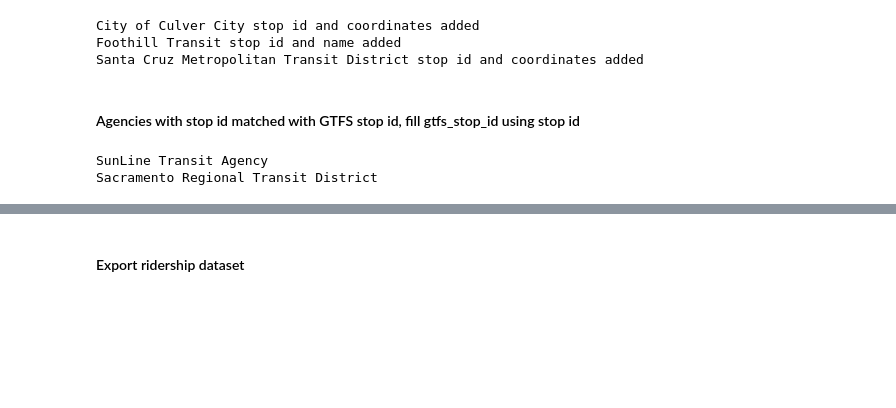
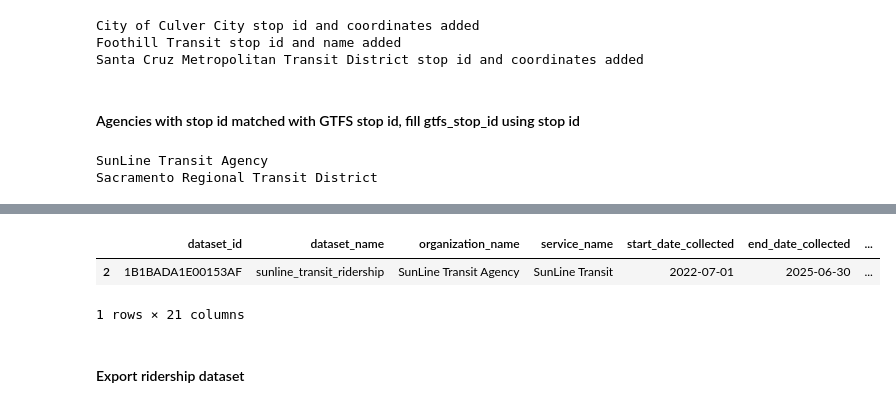
Before and after one commit to cal-itp/transit-ridership-analytics, a Jupyter notebook: Dimension_enrichment.ipynb, the cells around one changed output, grey strips where cells are left out. Cells and saved outputs as stored; diff of their text form; code cells hidden in the pictures; blank space fills up the shorter version.

Commit message:
Differentiate metadata table for diff stages and rename loc_from_gtfs col

```diff
--- a/Dimension_enrichment.ipynb
+++ b/Dimension_enrichment.ipynb
@@ -868,6 +869,7 @@ for agency in df_dim["organization_name"].unique().tolist():
     if agency not in org_list_id_loc and agency not in org_use_name_dict and agency and agency not in org_use_stop_code_dict:
         print(agency)
         df_ridership.loc[df_ridership["organization_name"] == agency, "gtfs_stop_id"] = df_ridership.loc[df_ridership["organization_name"] == agency]["stop_id"].values
+        df_dim.loc[df_dim["organization_name"] == agency, "stop_coords_from_gtfs"] = 0
 # %% [output]
 SunLine Transit Agency
 Sacramento Regional Transit District
@@ -883,3 +876,9 @@ df_ridership.head(3)
+# %%
+df_dim.loc[df_dim["organization_name"] == "SunLine Transit Agency"]
+# %% [output]
+|  | dataset_id | dataset_name | organization_name | service_name | start_date_collected | end_date_collected | ... |
+| 2 | 1B1BADA1E00153AF | sunline_transit_ridership | SunLine Transit Agency | SunLine Transit | 2022-07-01 | 2025-06-30 | ... |
+1 rows × 21 columns
 # %% [markdown]
 #### Export ridership dataset
 # %%
```
Also changed, not shown: parts of 11 cells of this notebook, 3 other files.
